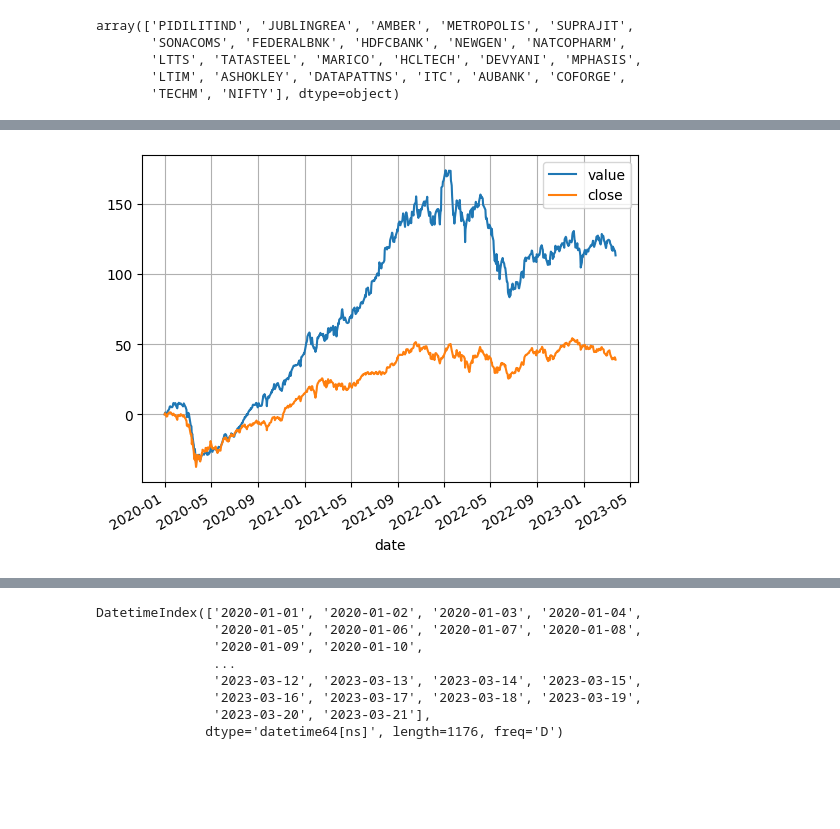
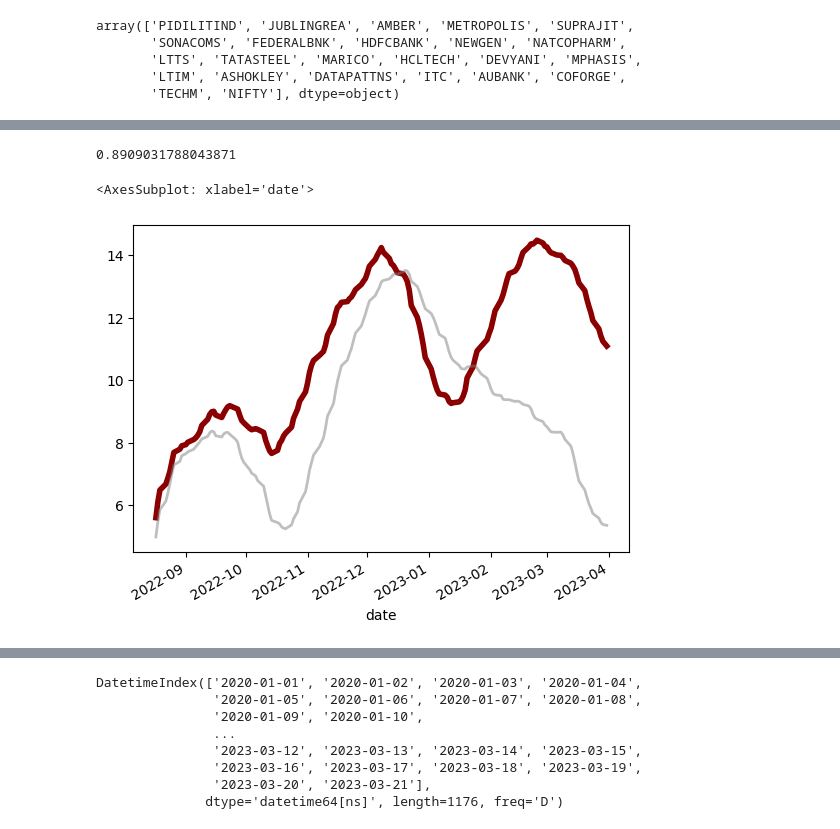
Before and after one commit to ganeshIIT/Stocks, a Jupyter notebook: analysis.ipynb, the cells around one changed output, grey strips where cells are left out. Saved outputs shown, nothing was run; the diff lists cells and outputs as text; code cells hidden in the pictures; blank space fills up the shorter version.

```diff
--- a/analysis.ipynb
+++ b/analysis.ipynb
@@ -285,21 +267,26 @@ date
 Name: value, dtype: float64
+# %%
+1/(1+ np.exp(-2.1))
+# %% [output]
+0.8909031788043871
 # %%
 ax = (
-    mystocks #['2022-05-24':]
+    mystocks['2022-07-19':]
         .reset_index()
         .set_index('name')#.loc['DATAPATTNS']
         .merge(scrips, left_on='name', right_on='Scrip')
         .set_index('date').sort_index()
         .assign(value = lambda _df: _df['close']* _df['Quantity'])
         .groupby('date').value.sum()
         .pct_change().fillna(0).add(1).cumprod().sub(1).mul(100)
-).plot()
-NIFTY.sort_index().groupby('date').close.sum().pct_change().fillna(0).add(1).cumprod().sub(1).mul(100).plot(ax=ax)
+).rolling(20).mean().plot(c='darkred', lw=4)
+NIFTY['2022-07-19':].sort_index().groupby('date').close.sum().pct_change().fillna(0).add(1).cumprod().sub(1).mul(100).rolling(20).mean().plot(ax=ax, c='grey', lw=2, alpha = 0.5)
 
-plt.legend()
-plt.grid()
+# plt.legend()
+# plt.grid()
 # %% [output]
+<AxesSubplot: xlabel='date'>
-[figure, old version]
+[figure, new version]
 # %%
 (
     mystocks #['2022-05-24':]
```
Also changed, not shown: parts of 14 cells of this notebook, 1 other file.
